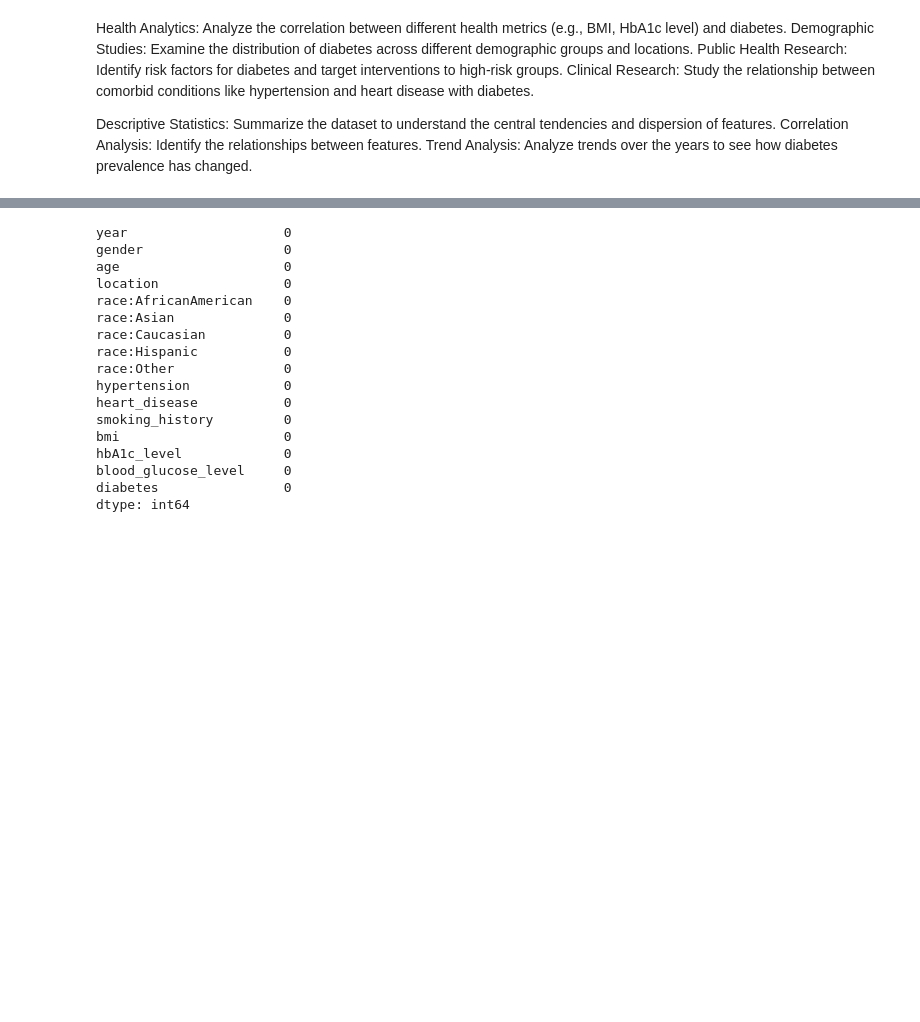
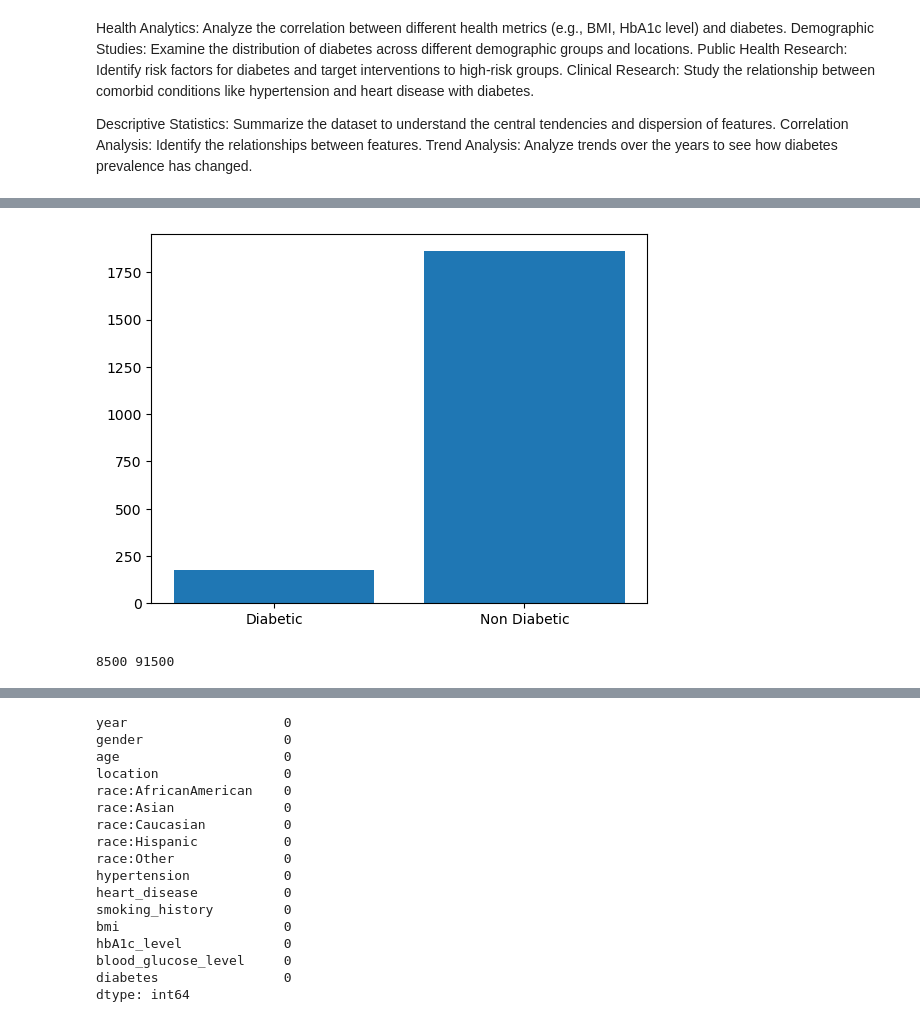
Before and after one commit to aamal-a-hussain/PythonCourse, a Jupyter notebook: diabetes_dataset.ipynb, the cells around one changed output, grey strips where cells are left out. Drawn from its saved outputs; the diff is of its cells as text; code cells hidden in the pictures; blank space fills up the shorter version.

```diff
--- a/diabetes_dataset.ipynb
+++ b/diabetes_dataset.ipynb
@@ -20,0 +81,35 @@ df = pd.read_csv(path)
+# %%
+def get_total_by_location(df, location):
+    total_diabetic, total_non_diabetic = 0, 0
+
+    for i in range(len(df)):
+      row = df.iloc[i]
+      if row["location"] == location:
+        if row["diabetes"] == 1:
+          total_diabetic += 1
+        else:
+          total_non_diabetic += 1
+    return total_diabetic, total_non_diabetic
+
+def plot_totals(diabetic, non_diabetic):
+    labels = ["Diabetic", "Non Diabetic"]
+    values = [diabetic, non_diabetic]
+
+    plt.bar(labels, values)
+    plt.show()
+# %%
+total_diabetic, total_non_diabetic = get_total_by_location(df, "Alabama")
+plot_totals(total_diabetic, total_non_diabetic)
+# %% [output]
+[figure, added]
+# %%
+total_diabetes = 0
+total_not_diabetes = 0
+
+for value in df["diabetes"]:
+  if value == 1:
+    total_diabetes = total_diabetes + 1
+  else:
+    total_not_diabetes = total_not_diabetes + 1
+# %% [output]
+8500 91500
```
Also changed, not shown: parts of 13 cells of this notebook, 1 other file.
